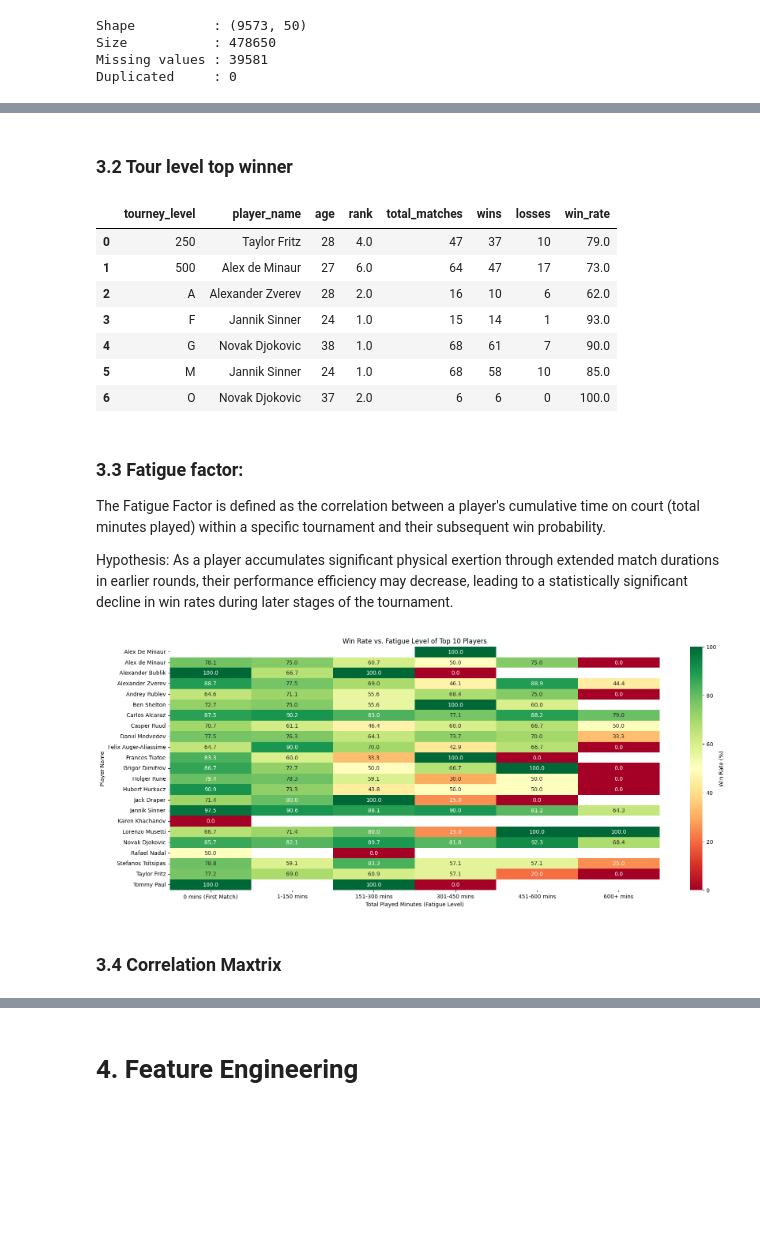
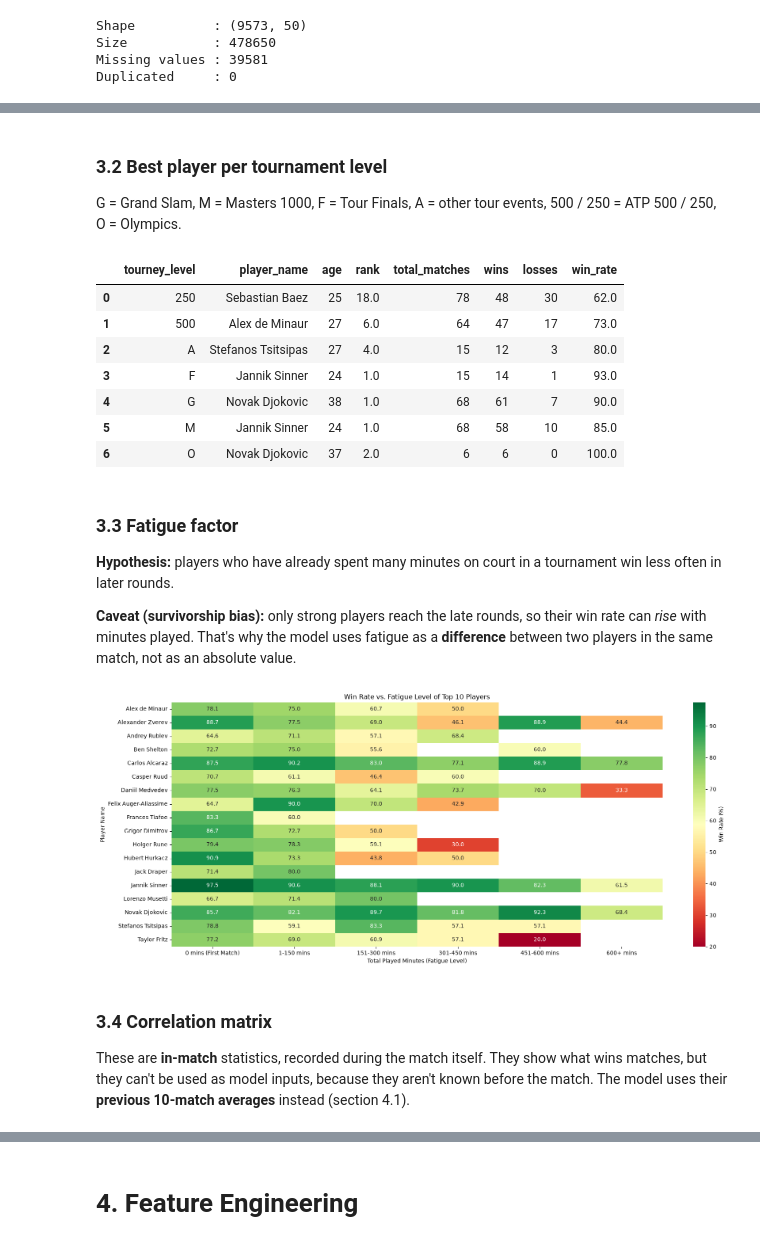
Before and after one commit to Lukevu-hub/us-open-ml-predictor, a Jupyter notebook: US_Open_26.ipynb, the cells around one changed output, grey strips where cells are left out. Cells and saved outputs as stored; diff of their text form; code cells hidden in the pictures; blank space fills up the shorter version.

Commit message:
Rebuild training pipeline: match-level cleaning, one row per match, baselines, shared features.py

```diff
--- a/US_Open_26.ipynb
+++ b/US_Open_26.ipynb
@@ -81,36 +177,34 @@ def convert_to_long_format(df):
     """
     convert from wide format to long format
     """
-    # 1. Create Match ID by combining tourney_id, winner_id, and loser_id
-    df['match_id'] = df['tourney_id'].astype(str) + "_" + df['winner_id'].astype(str)+ "_" + df['loser_id'].astype(str)
 
-    # 2. Maintain common columns for both Winner and Loser groups
+    # 1. Maintain common columns for both Winner and Loser groups
     common_cols = ['match_id','tourney_id','tourney_name', 'tourney_date','match_num','surface', 'tourney_level','score','minutes']
 
-    # 3. Create Winner group by removing 'winner_' and 'w_'
+    # 2. Create Winner group by removing 'winner_' and 'w_'
     winner_cols = [c for c in df.columns if c.startswith('winner_') or c.startswith('w_')]
     df_winner = df[common_cols + winner_cols].copy()
     df_winner.columns = [c.replace('winner_', 'player_').replace('w_', 'player_') for c in df_winner.columns]
 
-    # 4. Compute result column = 1 (Win) and create opponent_id
+    # 3. Compute result column = 1 (Win) and create opponent_id
     df_winner['result'] = 1
     df_winner['opponent_id'] = df['loser_id']
     df_winner['opponent_name'] = df['loser_name']
 
-    # 5. Create Loser Group by removing 'loser_' and 'l_'
+    # 4. Create Loser Group by removing 'loser_' and 'l_'
     loser_cols = [c for c in df.columns if c.startswith('loser_') or c.startswith('l_')]
     df_loser = df[common_cols + loser_cols].copy()
     df_loser.columns = [c.replace('loser_', 'player_').replace('l_', 'player_') for c in df_loser.columns]
 
-    # 6. Compute result column = 0 (Loss) and create opponent_id
+    # 5. Compute result column = 0 (Loss) and create opponent_id
     df_loser['result'] = 0
     df_loser['opponent_id'] = df['winner_id']
     df_loser['opponent_name'] = df['winner_name']
 
-    # 7. Concatenate winner and loser tables
+    # 6. Concatenate winner and loser tables
     df_long = pd.concat([df_winner, df_loser], ignore_index=True)
 
-    # 8. Sort by match_id to ensure that winner and loser of the same match are adjacent
+    # 7. Sort by match_id to ensure that winner and loser of the same match are adjacent
     df_long = df_long.sort_values(by=['match_id']).reset_index(drop=True)
 
     return df_long
@@ -117,8 +213,8 @@ def convert_to_long_format(df):
 # %%
 # Convert to long format and check results:
-df_new = convert_to_long_format(df)
-print("Previous Data shape: ", df.shape)
-print("New Data shape.    : ", df_new.shape)
+df_final = convert_to_long_format(df_clean)
+print("Previous Data shape: ", df_clean.shape)
+print("New Data shape.    : ", df_final.shape)
 print("Sample row:")
-df_new.head(5)
+df_final.head(5)
 # %% [output]
@@ -260,10 +279,11 @@ Top 20 Players Stats:
 | 18 | 19 | Alex De Minaur | AUS | 26 | 1 | 1 | 0 | 100.0 | 3835 | ... |
 | 19 | 20 | Tommy Paul | USA | 28 | 155 | 102 | 53 | 66.0 | 3495 | ... |
 # %% [markdown]
-### 3.2 Tour level top winner
+### 3.2 Best player per tournament level
+G = Grand Slam, M = Masters 1000, F = Tour Finals, A = other tour events, 500 / 250 = ATP 500 / 250, O = Olympics.
 # %%
 # 1. Create table by tournament, level, and player:
-tour_stats = df_new.groupby(['tourney_level','player_name']).agg(
+tour_stats = df_final.groupby(['tourney_level','player_name']).agg(
     age = ('player_age', 'max'),                    # Latest age in the dataset
     total_matches = ('match_id', 'count'),          # Total matches played in the tournament
     wins = ('result', 'sum'),                       # Total wins (result=1)
@@ -273,8 +293,9 @@ tour_stats = df_new.groupby(['tourney_level','player_name']).agg(
 ).reset_index()
 
 # 2. Sort by Top wins and calculate win rate:
-tour_stats = tour_stats.sort_values(by=['tourney_level', 'wins'], ascending=[True, False])                                               # Sort by tournament and highest wins
-tour_stats['age'] = tour_stats['age'].astype(int)                                                                                       # Convert age to integer
+tour_stats= tour_stats.dropna()
+tour_stats = tour_stats.sort_values(by=['tourney_level', 'wins'], ascending=[True, False])
+tour_stats.age = tour_stats.age.astype(int)                                                                                       # Convert age to integer
 tour_stats['win_rate'] = tour_stats['win_rate'].round(2) * 100                                                                          # Winrate calculation
 tour_stats = tour_stats[['tourney_level', 'player_name', 'age','rank', 'total_matches', 'wins', 'losses', 'win_rate']]   # Reorder columns
 
@@ -285,22 +306,21 @@ tour_stats_sorted = tour_stats.groupby('tourney_level').head(1).reset_index(drop
 tour_stats_sorted
 # %% [output]
 |  | tourney_level | player_name | age | rank | total_matches | wins | losses | win_rate |
-| 0 | 250 | Taylor Fritz | 28 | 4.0 | 47 | 37 | 10 | 79.0 |
+| 0 | 250 | Sebastian Baez | 25 | 18.0 | 78 | 48 | 30 | 62.0 |
 | 1 | 500 | Alex de Minaur | 27 | 6.0 | 64 | 47 | 17 | 73.0 |
-| 2 | A | Alexander Zverev | 28 | 2.0 | 16 | 10 | 6 | 62.0 |
+| 2 | A | Stefanos Tsitsipas | 27 | 4.0 | 15 | 12 | 3 | 80.0 |
 | 3 | F | Jannik Sinner | 24 | 1.0 | 15 | 14 | 1 | 93.0 |
 | 4 | G | Novak Djokovic | 38 | 1.0 | 68 | 61 | 7 | 90.0 |
 | 5 | M | Jannik Sinner | 24 | 1.0 | 68 | 58 | 10 | 85.0 |
 | 6 | O | Novak Djokovic | 37 | 2.0 | 6 | 6 | 0 | 100.0 |
 # %% [markdown]
-### 3.3 Fatigue factor:
+### 3.3 Fatigue factor
+**Hypothesis:** players who have already spent many minutes on court in a tournament win less often in later rounds.
 
-The Fatigue Factor is defined as the correlation between a player's cumulative time on court (total minutes played) within a specific tournament and their subsequent win probability.
-
-Hypothesis: As a player accumulates significant physical exertion through extended match durations in earlier rounds, their performance efficiency may decrease, leading to a statistically significant decline in win rates during later stages of the tournament.
+**Caveat (survivorship bias):** only strong players reach the late rounds, so their win rate can *rise* with minutes played. That's why the model uses fatigue as a **difference** between two players in the same match, not as an absolute value.
 # %%
 #1. Sorting data with match order
-df_fatigue = df_new.sort_values(by=['tourney_id', 'player_id','match_num'])
+df_fatigue = df_final.sort_values(by=['tourney_id', 'player_id','match_num'])
 
 #2. Create function to accumulate the on court minutes
 def acc_minutes(series):
@@ -316,8 +336,9 @@ labels = ['0 mins (First Match)', '1-150 mins', '151-300 mins', '301-450 mins',
 # 5. Added label column
 df_fatigue['bin_minutes'] = pd.cut(df_fatigue['acc_played_minutes'], bins=bins, labels=labels)
 
-# 6. Win Rate by grouped bins
-fatigue_eda = df_fatigue.groupby('bin_minutes', observed=False)['result'].agg(
+# 6. Win rate by bin (top 30 players only, for EDA)
+fatigue_plot = df_fatigue[df_fatigue['player_rank'] <= 30]
+fatigue_eda = fatigue_plot.groupby('bin_minutes', observed=False)['result'].agg(
     total_matches='count',
     win_rate='mean'
 ).reset_index()
@@ -329,7 +350,7 @@ fig = px.bar(
     y='win_rate',
     text_auto='.1%', # percentage
     title='<b> Fatigue and Win Rate </b>',
-    labels={'fatigue_level': 'Totol played minutes', 'win_rate': ' Win Rate'},
+    labels={'bin_minutes': 'Total played minutes', 'win_rate': 'Win Rate'},
     color='win_rate',
     color_continuous_scale='RdYlGn' #
 )
@@ -339,26 +360,27 @@ fig.show()
 # %%
 #1. Filter to top 10 players based on player_rank:
 top10 = df_fatigue[df_fatigue['player_rank'] <= 10]
 
 #2. Group by player_name and fatigue bins, then calculate win rate:
 fatigue_eda_player = top10.groupby(['player_name','bin_minutes'], observed=False)['result'].agg(
     total_matches='count',         # Count total matches
     win_rate='mean').reset_index() # Calculate win rate
 fatigue_eda_player['win_rate'] = round(fatigue_eda_player['win_rate']*100,2)
-fatigue_eda_player = fatigue_eda_player[fatigue_eda_player['total_matches'] > 0] # Filter out combinations with no matches to avoid NaN in heatmap
+fatigue_eda_player = fatigue_eda_player[fatigue_eda_player['total_matches'] >=5 ] # at least 5 matches per cell
 
 # 3. Pivot for heatmap
 fatigue_eda_player = fatigue_eda_player.pivot(index='player_name', columns='bin_minutes', values='win_rate')
 plt.figure(figsize=(20, 8))
 sns.heatmap(fatigue_eda_player, annot=True, fmt='.1f', cmap='RdYlGn', cbar_kws={'label': 'Win Rate (%)'})
 plt.title('Win Rate vs. Fatigue Level of Top 10 Players')
 plt.xlabel('Total Played Minutes (Fatigue Level)')
 plt.ylabel('Player Name')
 plt.show()
 # %% [output]
-[figure, old version]
+[figure, new version]
 # %% [markdown]
-### 3.4 Correlation Maxtrix
+### 3.4 Correlation matrix
+These are **in-match** statistics, recorded during the match itself. They show what wins matches, but they can't be used as model inputs, because they aren't known before the match. The model uses their **previous 10-match averages** instead (section 4.1).
 # %%
 # 1. Points, minutes columns:
 cols_to_correlate = [
```
Also changed, not shown: parts of 58 cells of this notebook, 8 other files.
